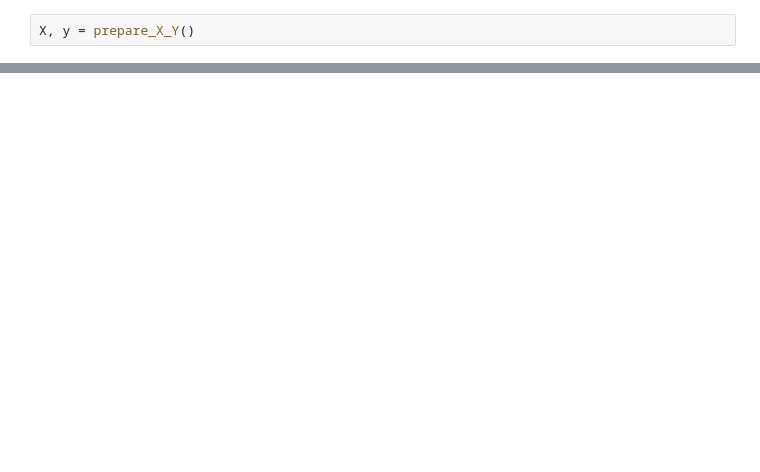
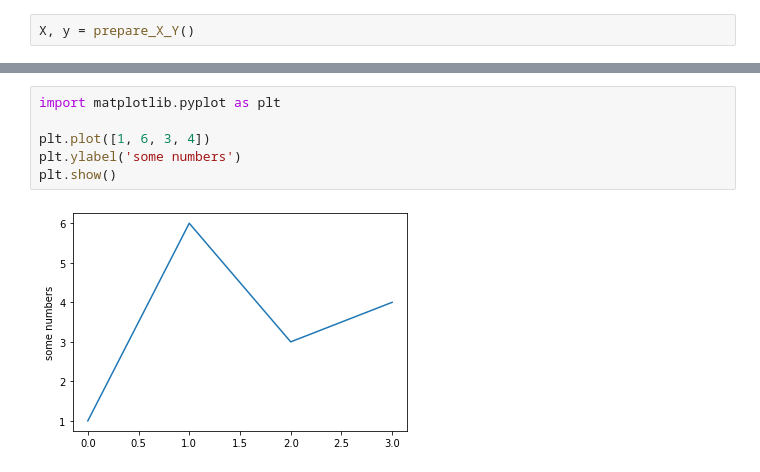
Before and after one commit to sbelondr/dslr, a Jupyter notebook: python/sgd_train.ipynb, the cells around one changed output, grey strips where cells are left out. Drawn from its saved outputs; the diff is of its cells as text; blank space fills up the shorter version.

```diff
--- a/python/sgd_train.ipynb
+++ b/python/sgd_train.ipynb
@@ -177,0 +170,8 @@ plt.show()
+# %%
+import matplotlib.pyplot as plt
+
+plt.plot([1, 6, 3, 4])
+plt.ylabel('some numbers')
+plt.show()
+# %% [output]
+[figure, added]
```
Also changed, not shown: parts of 8 cells of this notebook.
